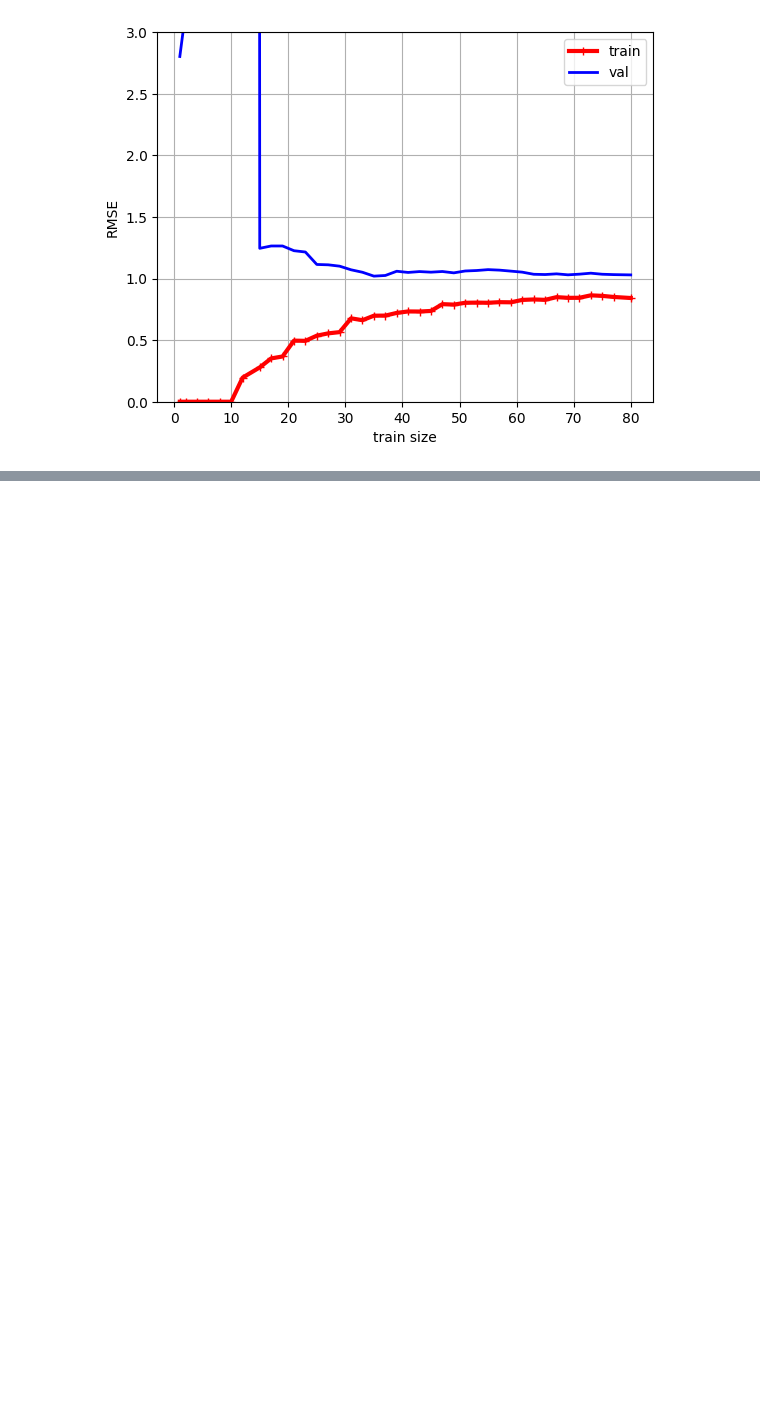
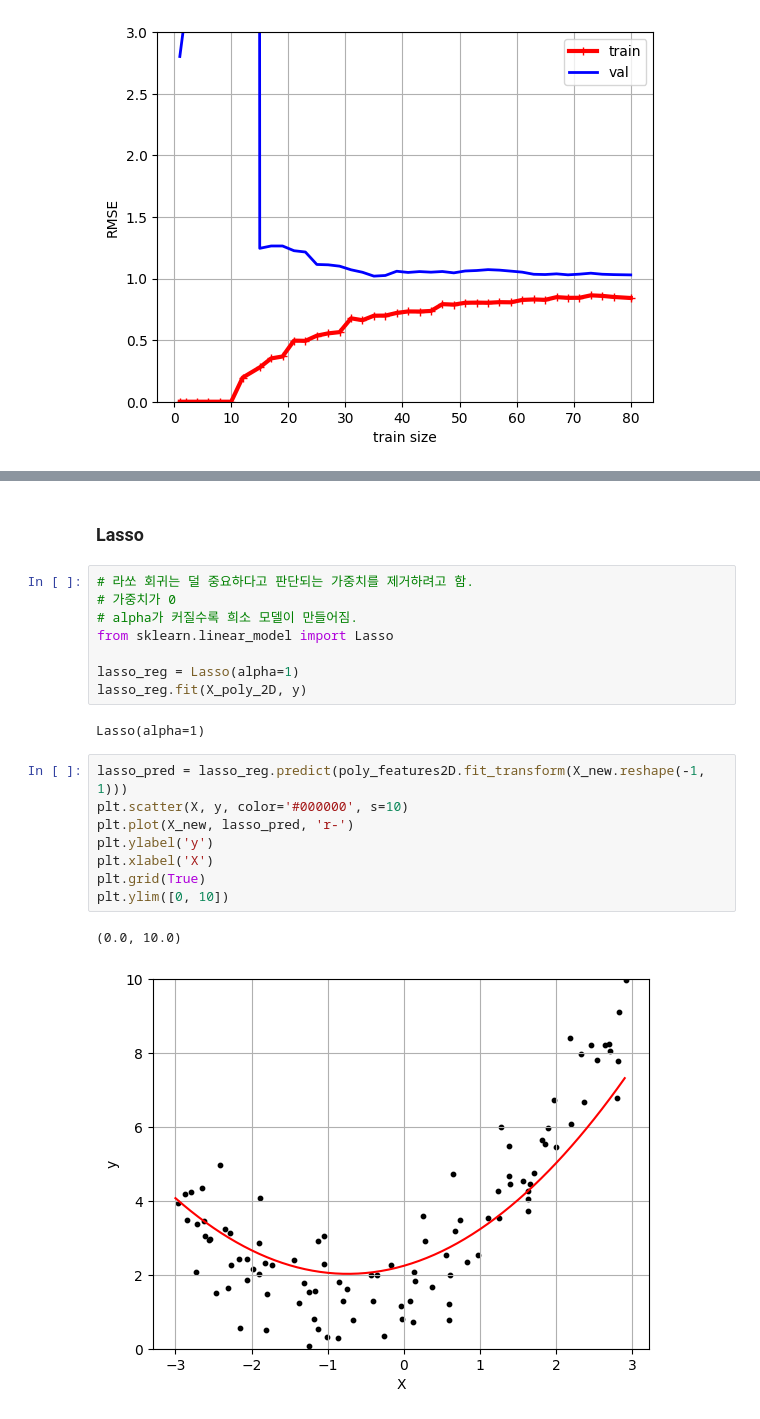
Before and after one commit to chiyeon01/Hands_On_Machine_Learning, a Jupyter notebook: 다항회귀.ipynb, the cells around one changed output, grey strips where cells are left out. Cells and saved outputs as stored; diff of their text form; blank space fills up the shorter version.

```diff
--- a/다항회귀.ipynb
+++ b/다항회귀.ipynb
@@ -170,0 +198,23 @@ plt.ylim([0, 3])
+# %% [markdown]
+### Lasso
+# %%
+# 라쏘 회귀는 덜 중요하다고 판단되는 가중치를 제거하려고 함.
+# 가중치가 0
+# alpha가 커질수록 희소 모델이 만들어짐.
+from sklearn.linear_model import Lasso
+
+lasso_reg = Lasso(alpha=1)
+lasso_reg.fit(X_poly_2D, y)
+# %% [output]
+Lasso(alpha=1)
+# %%
+lasso_pred = lasso_reg.predict(poly_features2D.fit_transform(X_new.reshape(-1, 1)))
+plt.scatter(X, y, color='#000000', s=10)
+plt.plot(X_new, lasso_pred, 'r-')
+plt.ylabel('y')
+plt.xlabel('X')
+plt.grid(True)
+plt.ylim([0, 10])
+# %% [output]
+(0.0, 10.0)
+[figure, added]
```
Also changed, not shown: parts of 7 cells of this notebook.
